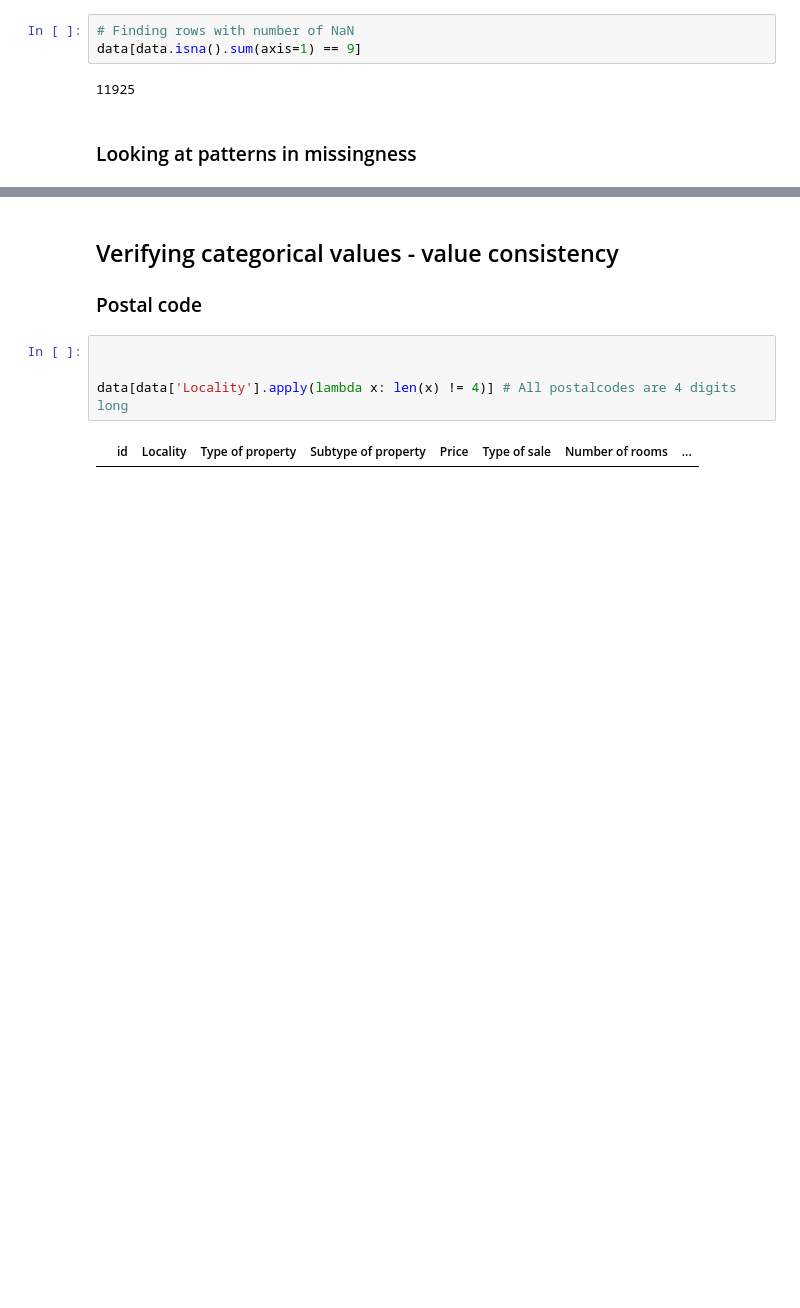
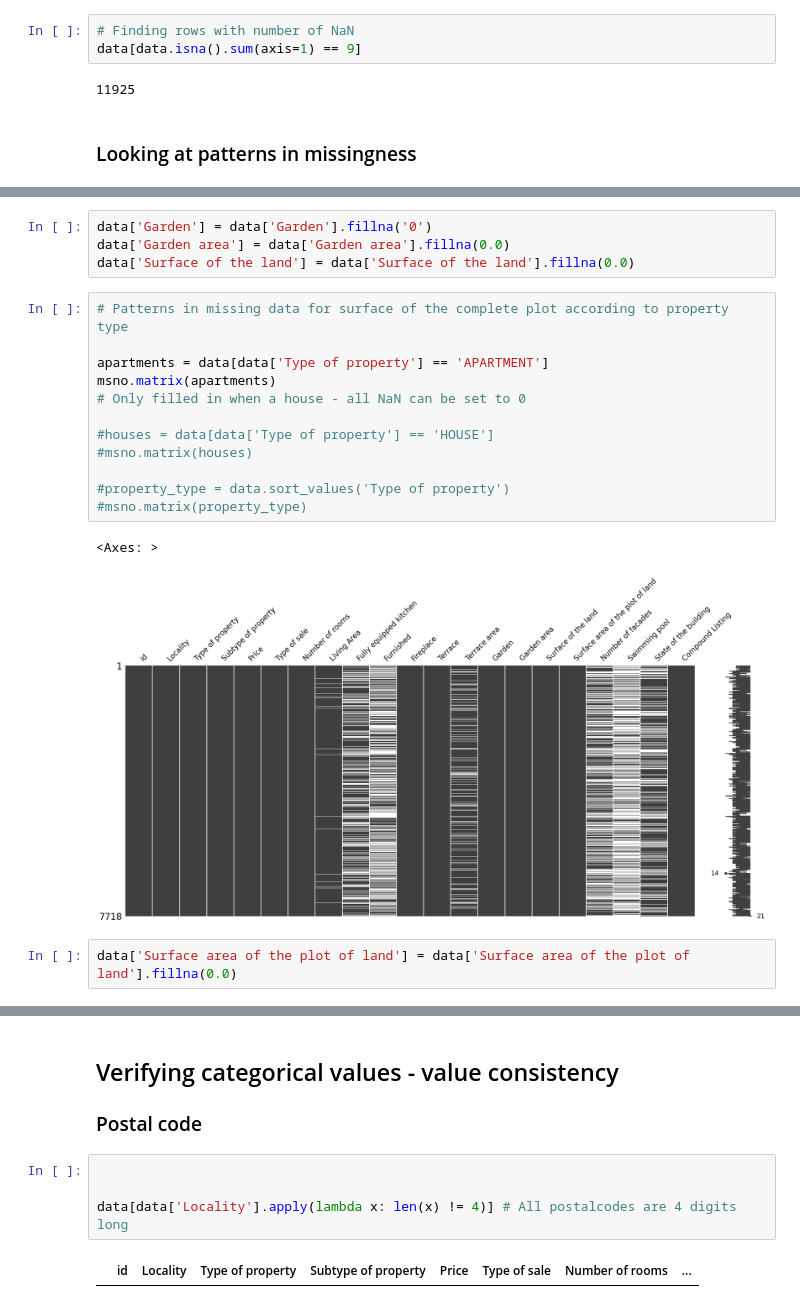
Before and after one commit to kvnpotter/ImmoData-EDA, a Jupyter notebook: DataCleaningKevin.ipynb, the cells around one changed output, grey strips where cells are left out. Drawn from its saved outputs; the diff is of its cells as text; blank space fills up the shorter version.

```diff
--- a/DataCleaningKevin.ipynb
+++ b/DataCleaningKevin.ipynb
@@ -221,0 +226,21 @@ ValueError: keyword grid_b is not recognized; valid keywords are ['size', 'width
+# %%
+data['Garden'] = data['Garden'].fillna('0')
+data['Garden area'] = data['Garden area'].fillna(0.0)
+data['Surface of the land'] = data['Surface of the land'].fillna(0.0)
+# %%
+# Patterns in missing data for surface of the complete plot according to property type
+
+apartments = data[data['Type of property'] == 'APARTMENT']
+msno.matrix(apartments)
+# Only filled in when a house - all NaN can be set to 0
+
+#houses = data[data['Type of property'] == 'HOUSE']
+#msno.matrix(houses)
+
+#property_type = data.sort_values('Type of property')
+#msno.matrix(property_type)
+# %% [output]
+<Axes: >
+[figure, added]
+# %%
+data['Surface area of the plot of land'] = data['Surface area of the plot of land'].fillna(0.0)
```
Also changed, not shown: parts of 4 cells of this notebook, 4 other files.
